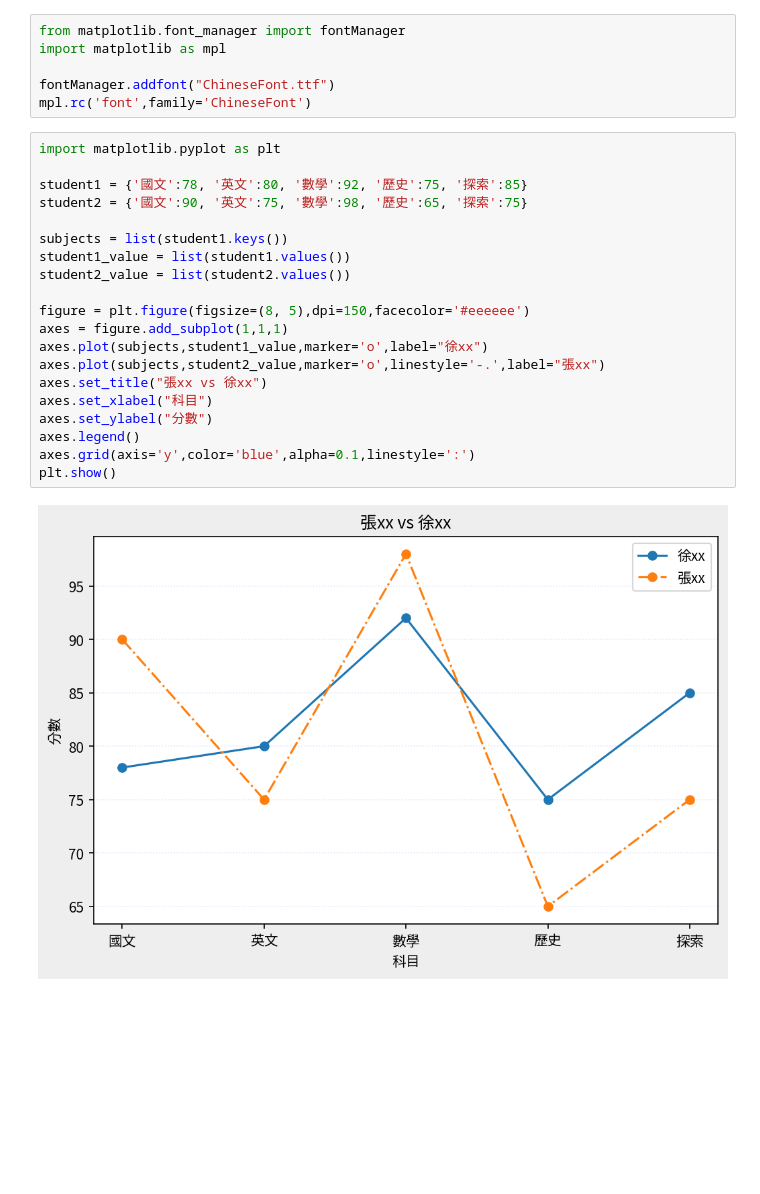
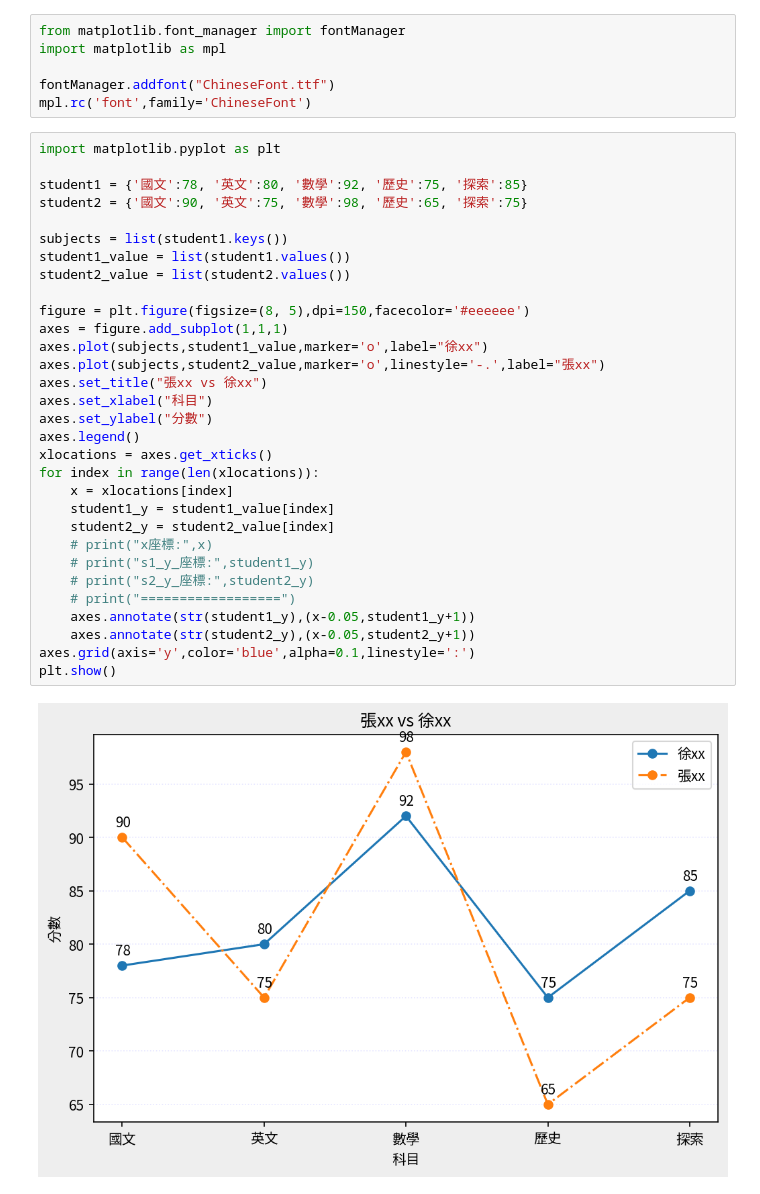
Before and after one commit to roberthsu2003/__2025_04_29_python_2_4, a Jupyter notebook: lesson13/lesson13_3.ipynb, the cells around one changed output. Saved outputs shown, nothing was run; the diff lists cells and outputs as text; blank space fills up the shorter version.

```diff
--- a/lesson13/lesson13_3.ipynb
+++ b/lesson13/lesson13_3.ipynb
@@ -9,22 +9,33 @@ mpl.rc('font',family='ChineseFont')
 # %%
 import matplotlib.pyplot as plt
 
 student1 = {'國文':78, '英文':80, '數學':92, '歷史':75, '探索':85}
 student2 = {'國文':90, '英文':75, '數學':98, '歷史':65, '探索':75}
 
 subjects = list(student1.keys())
 student1_value = list(student1.values())
 student2_value = list(student2.values())
 
 figure = plt.figure(figsize=(8, 5),dpi=150,facecolor='#eeeeee')
 axes = figure.add_subplot(1,1,1)
 axes.plot(subjects,student1_value,marker='o',label="徐xx")
 axes.plot(subjects,student2_value,marker='o',linestyle='-.',label="張xx")
 axes.set_title("張xx vs 徐xx")
 axes.set_xlabel("科目")
 axes.set_ylabel("分數")
 axes.legend()
+xlocations = axes.get_xticks()
+for index in range(len(xlocations)):
+    x = xlocations[index]
+    student1_y = student1_value[index]
+    student2_y = student2_value[index]
+    # print("x座標:",x)
+    # print("s1_y_座標:",student1_y)
+    # print("s2_y_座標:",student2_y)
+    # print("==================")
+    axes.annotate(str(student1_y),(x-0.05,student1_y+1))
+    axes.annotate(str(student2_y),(x-0.05,student2_y+1))
 axes.grid(axis='y',color='blue',alpha=0.1,linestyle=':')
 plt.show()
 # %% [output]
-[figure, old version]
+[figure, new version]
```
